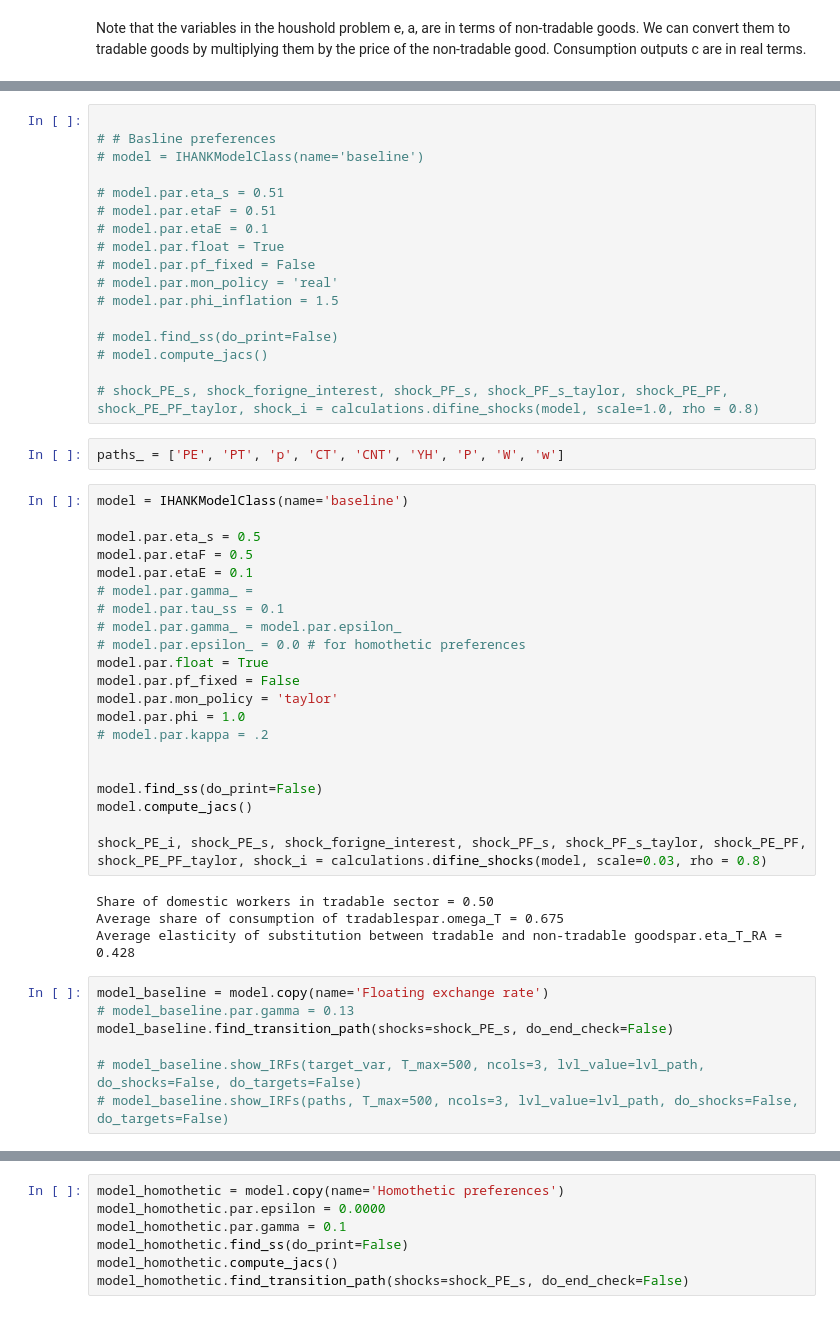
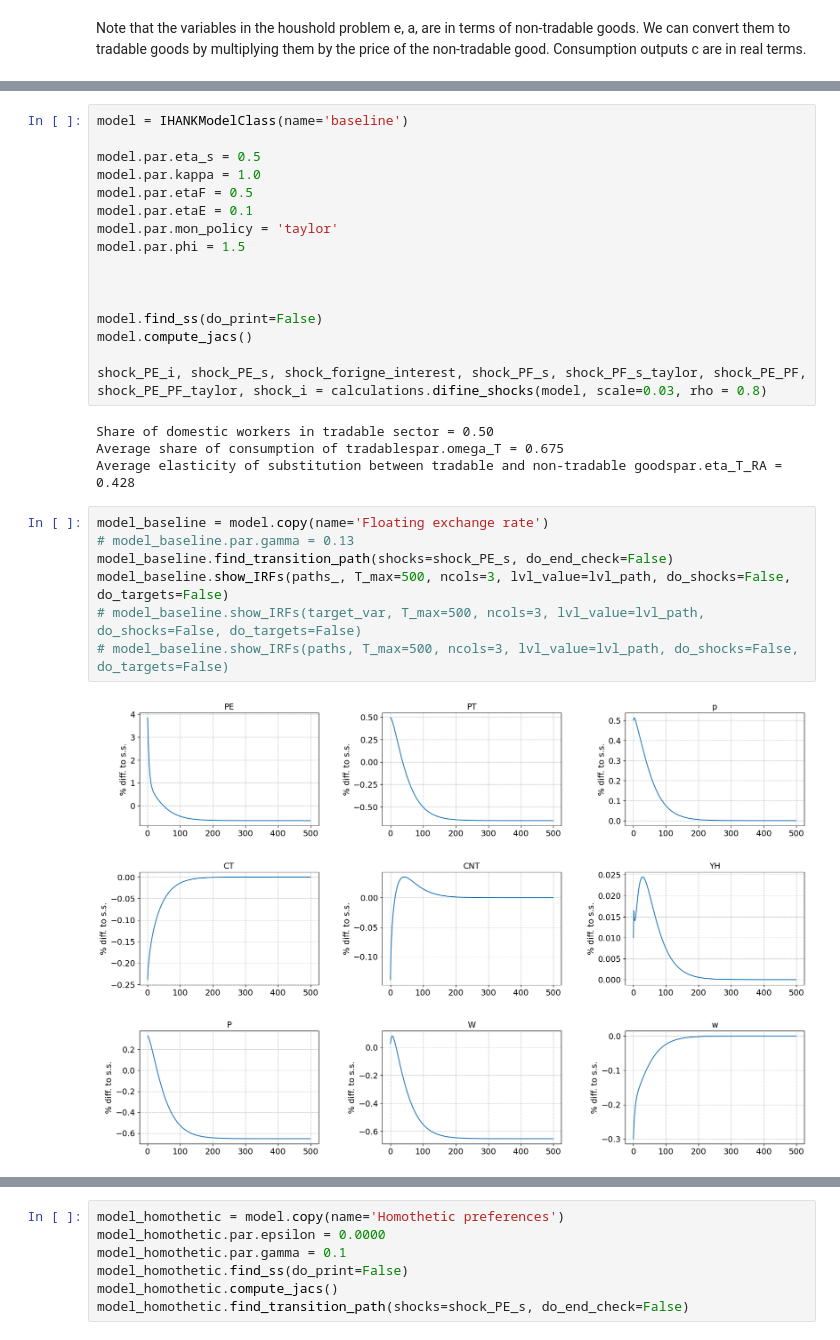
Before and after one commit to funlime/I_HANK_PIGL, a Jupyter notebook: Notebook.ipynb, the cells around one changed output, grey strips where cells are left out. Drawn from its saved outputs; the diff is of its cells as text.

```diff
--- a/Notebook.ipynb
+++ b/Notebook.ipynb
@@ -60,52 +35,30 @@ The autoreload extension is already loaded. To reload it, use:
 # %%
+model = IHANKModelClass(name='baseline')
 
-# # Basline preferences
-# model = IHANKModelClass(name='baseline')
+model.par.eta_s = 0.5
+model.par.kappa = 1.0
+model.par.etaF = 0.5
+model.par.etaE = 0.1
+model.par.mon_policy = 'taylor'
+model.par.phi = 1.5
 
-# model.par.eta_s = 0.51
-# model.par.etaF = 0.51
-# model.par.etaE = 0.1
-# model.par.float = True
-# model.par.pf_fixed = False
-# model.par.mon_policy = 'real'
-# model.par.phi_inflation = 1.5
 
-# model.find_ss(do_print=False)
-# model.compute_jacs()
 
-# shock_PE_s, shock_forigne_interest, shock_PF_s, shock_PF_s_taylor, shock_PE_PF, shock_PE_PF_taylor, shock_i = calculations.difine_shocks(model, scale=1.0, rho = 0.8)
+model.find_ss(do_print=False)
+model.compute_jacs()
+
+shock_PE_i, shock_PE_s, shock_forigne_interest, shock_PF_s, shock_PF_s_taylor, shock_PE_PF, shock_PE_PF_taylor, shock_i = calculations.difine_shocks(model, scale=0.03, rho = 0.8)
+# %% [output]
+Share of domestic workers in tradable sector = 0.50
+Average share of consumption of tradablespar.omega_T = 0.675
+Average elasticity of substitution between tradable and non-tradable goodspar.eta_T_RA = 0.428
-# %%
-paths_ = ['PE', 'PT', 'p', 'CT', 'CNT', 'YH', 'P', 'W', 'w']
-# %%
-model = IHANKModelClass(name='baseline')
-
-model.par.eta_s = 0.5
-model.par.etaF = 0.5
-model.par.etaE = 0.1
-# model.par.gamma_ =
-# model.par.tau_ss = 0.1
-# model.par.gamma_ = model.par.epsilon_
-# model.par.epsilon_ = 0.0 # for homothetic preferences
-model.par.float = True
-model.par.pf_fixed = False
-model.par.mon_policy = 'taylor'
-model.par.phi = 1.0
-# model.par.kappa = .2
-
-
-model.find_ss(do_print=False)
-model.compute_jacs()
-
-shock_PE_i, shock_PE_s, shock_forigne_interest, shock_PF_s, shock_PF_s_taylor, shock_PE_PF, shock_PE_PF_taylor, shock_i = calculations.difine_shocks(model, scale=0.03, rho = 0.8)
-# %% [output]
-Share of domestic workers in tradable sector = 0.50
-Average share of consumption of tradablespar.omega_T = 0.675
-Average elasticity of substitution between tradable and non-tradable goodspar.eta_T_RA = 0.428
 # %%
 model_baseline = model.copy(name='Floating exchange rate')
 # model_baseline.par.gamma = 0.13
 model_baseline.find_transition_path(shocks=shock_PE_s, do_end_check=False)
-
+model_baseline.show_IRFs(paths_, T_max=500, ncols=3, lvl_value=lvl_path, do_shocks=False, do_targets=False)
 # model_baseline.show_IRFs(target_var, T_max=500, ncols=3, lvl_value=lvl_path, do_shocks=False, do_targets=False)
 # model_baseline.show_IRFs(paths, T_max=500, ncols=3, lvl_value=lvl_path, do_shocks=False, do_targets=False)
+# %% [output]
+[figure, added]
 # %%
```
Also changed, not shown: parts of 3 cells of this notebook, 2 other files.
